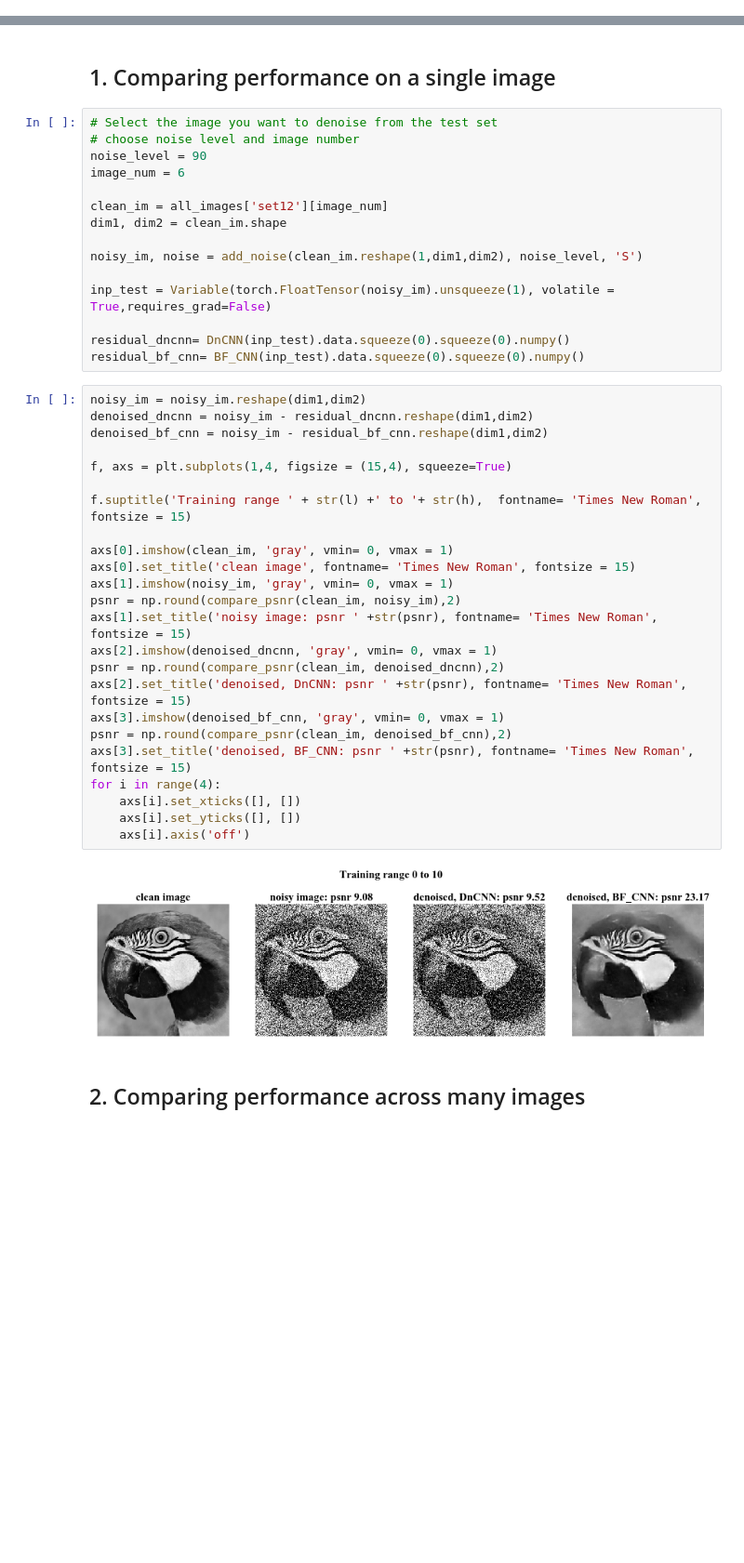
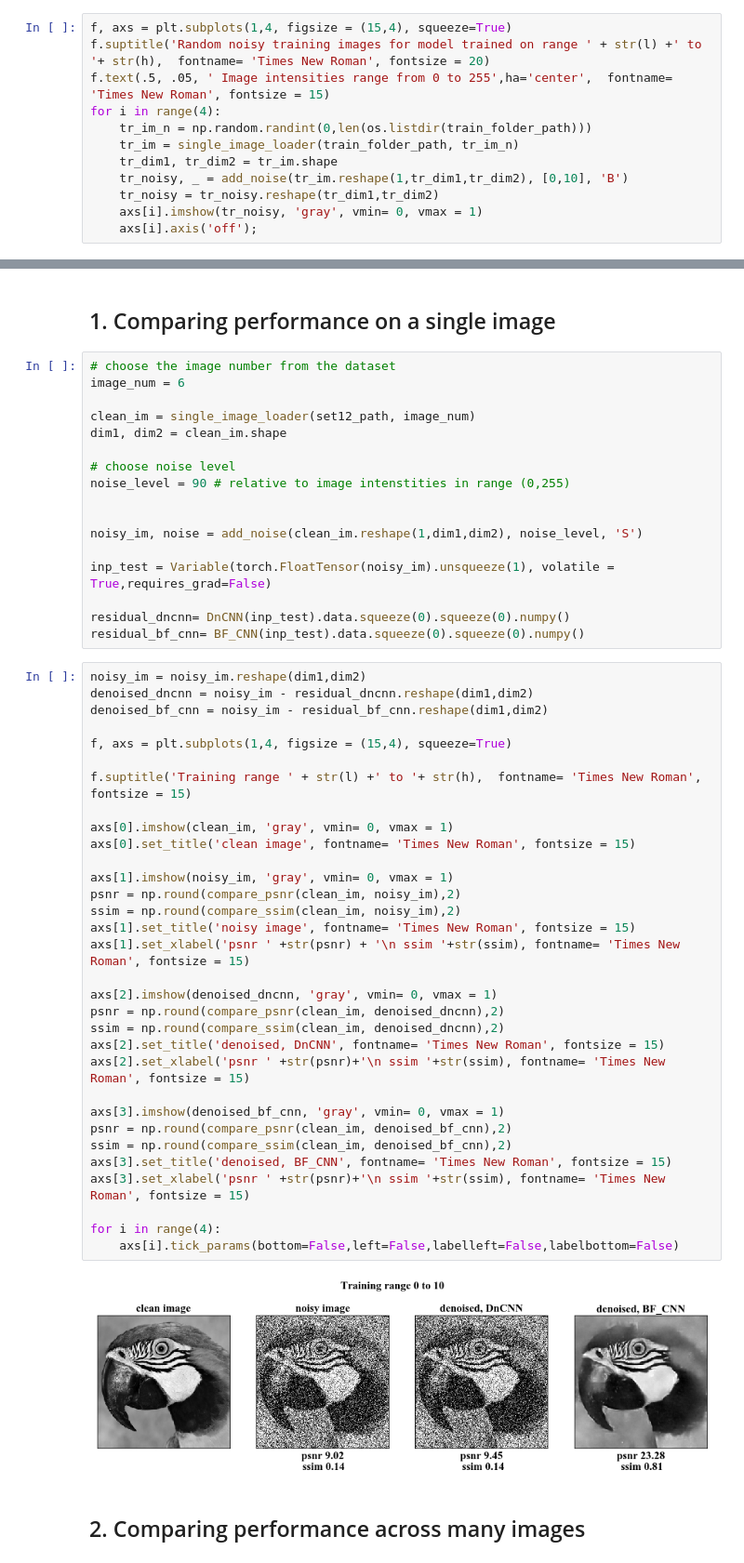
Before and after one commit to LabForComputationalVision/bias_free_denoising, a Jupyter notebook: generalization_demos.ipynb, the cells around one changed output, grey strips where cells are left out. Shown: that part at 93% size. Cells and saved outputs as stored; diff of their text form; blank space fills up the shorter version.

```diff
--- a/generalization_demos.ipynb
+++ b/generalization_demos.ipynb
@@ -76,0 +77,12 @@ BF_CNN.eval();
+# %%
+f, axs = plt.subplots(1,4, figsize = (15,4), squeeze=True)
+f.suptitle('Random noisy training images for model trained on range ' + str(l) +' to '+ str(h),  fontname= 'Times New Roman', fontsize = 20)
+f.text(.5, .05, ' Image intensities range from 0 to 255',ha='center',  fontname= 'Times New Roman', fontsize = 15)
+for i in range(4):
+    tr_im_n = np.random.randint(0,len(os.listdir(train_folder_path)))
+    tr_im = single_image_loader(train_folder_path, tr_im_n)
+    tr_dim1, tr_dim2 = tr_im.shape
+    tr_noisy, _ = add_noise(tr_im.reshape(1,tr_dim1,tr_dim2), [0,10], 'B')
+    tr_noisy = tr_noisy.reshape(tr_dim1,tr_dim2)
+    axs[i].imshow(tr_noisy, 'gray', vmin= 0, vmax = 1)
+    axs[i].axis('off');
@@ -77,13 +91,15 @@ BF_CNN.eval();
 # %% [markdown]
 ## 1. Comparing performance on a single image
 # %%
-# Select the image you want to denoise from the test set
-# choose noise level and image number
-noise_level = 90
+# choose the image number from the dataset
 image_num = 6
 
-clean_im = all_images['set12'][image_num]
+clean_im = single_image_loader(set12_path, image_num)
 dim1, dim2 = clean_im.shape
+
+# choose noise level
+noise_level = 90 # relative to image intenstities in range (0,255)
+
 
 noisy_im, noise = add_noise(clean_im.reshape(1,dim1,dim2), noise_level, 'S')
 
@@ -94,29 +110,37 @@ residual_bf_cnn= BF_CNN(inp_test).data.squeeze(0).squeeze(0).numpy()
 # %%
 noisy_im = noisy_im.reshape(dim1,dim2)
 denoised_dncnn = noisy_im - residual_dncnn.reshape(dim1,dim2)
 denoised_bf_cnn = noisy_im - residual_bf_cnn.reshape(dim1,dim2)
 
 f, axs = plt.subplots(1,4, figsize = (15,4), squeeze=True)
 
 f.suptitle('Training range ' + str(l) +' to '+ str(h),  fontname= 'Times New Roman', fontsize = 15)
 
 axs[0].imshow(clean_im, 'gray', vmin= 0, vmax = 1)
 axs[0].set_title('clean image', fontname= 'Times New Roman', fontsize = 15)
+
 axs[1].imshow(noisy_im, 'gray', vmin= 0, vmax = 1)
 psnr = np.round(compare_psnr(clean_im, noisy_im),2)
-axs[1].set_title('noisy image: psnr ' +str(psnr), fontname= 'Times New Roman', fontsize = 15)
+ssim = np.round(compare_ssim(clean_im, noisy_im),2)
+axs[1].set_title('noisy image', fontname= 'Times New Roman', fontsize = 15)
+axs[1].set_xlabel('psnr ' +str(psnr) + '\n ssim '+str(ssim), fontname= 'Times New Roman', fontsize = 15)
+
 axs[2].imshow(denoised_dncnn, 'gray', vmin= 0, vmax = 1)
 psnr = np.round(compare_psnr(clean_im, denoised_dncnn),2)
-axs[2].set_title('denoised, DnCNN: psnr ' +str(psnr), fontname= 'Times New Roman', fontsize = 15)
+ssim = np.round(compare_ssim(clean_im, denoised_dncnn),2)
+axs[2].set_title('denoised, DnCNN', fontname= 'Times New Roman', fontsize = 15)
+axs[2].set_xlabel('psnr ' +str(psnr)+'\n ssim '+str(ssim), fontname= 'Times New Roman', fontsize = 15)
+
 axs[3].imshow(denoised_bf_cnn, 'gray', vmin= 0, vmax = 1)
 psnr = np.round(compare_psnr(clean_im, denoised_bf_cnn),2)
-axs[3].set_title('denoised, BF_CNN: psnr ' +str(psnr), fontname= 'Times New Roman', fontsize = 15)
+ssim = np.round(compare_ssim(clean_im, denoised_bf_cnn),2)
+axs[3].set_title('denoised, BF_CNN', fontname= 'Times New Roman', fontsize = 15)
+axs[3].set_xlabel('psnr ' +str(psnr)+'\n ssim '+str(ssim), fontname= 'Times New Roman', fontsize = 15)
+
 for i in range(4):
-    axs[i].set_xticks([], [])
-    axs[i].set_yticks([], [])
-    axs[i].axis('off')
+    axs[i].tick_params(bottom=False,left=False,labelleft=False,labelbottom=False)
 # %% [output]
-[figure, old version]
+[figure, new version]
 # %% [markdown]
 ## 2. Comparing performance across many images
 # %% [markdown]
```
Also changed, not shown: parts of 12 cells of this notebook, 27 other files.
